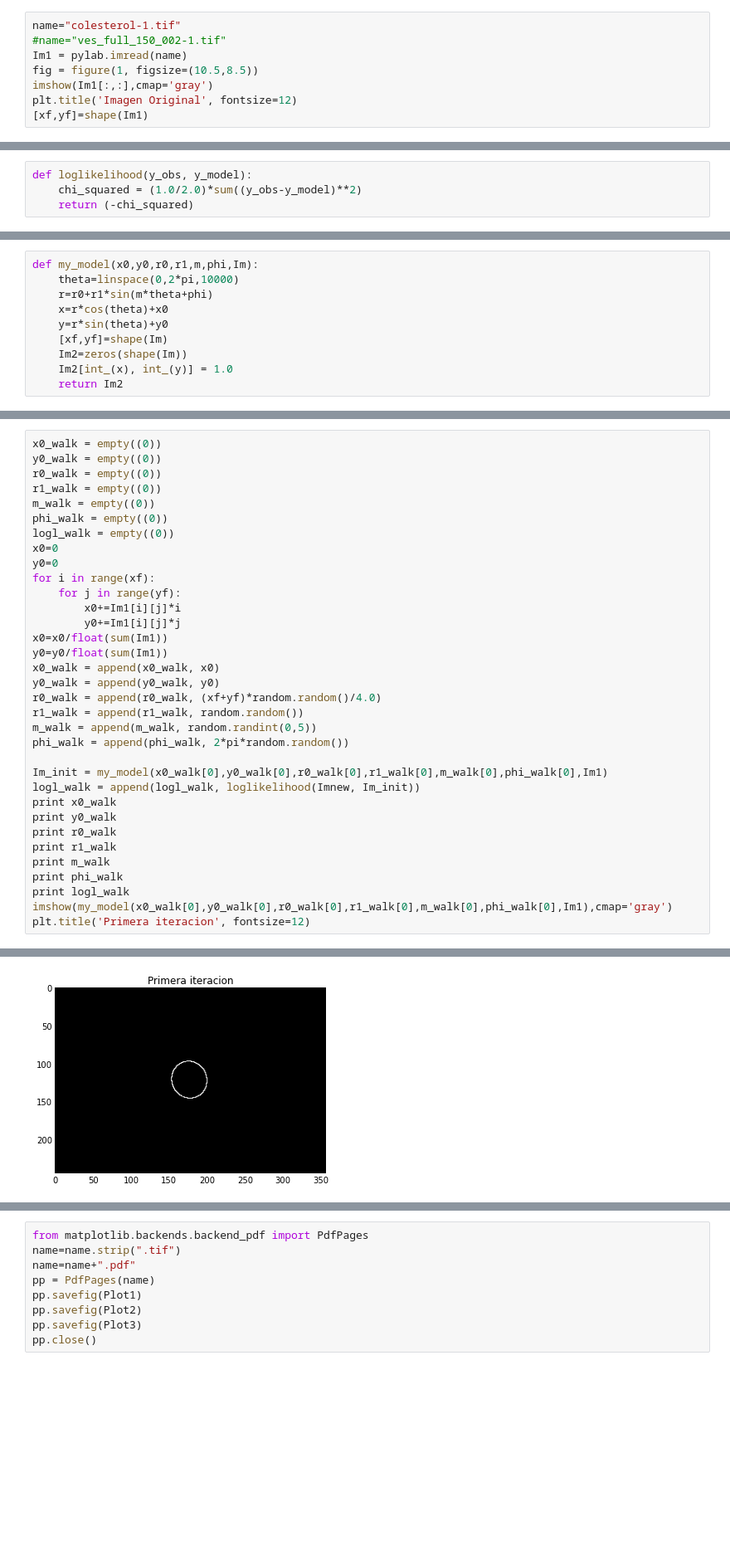
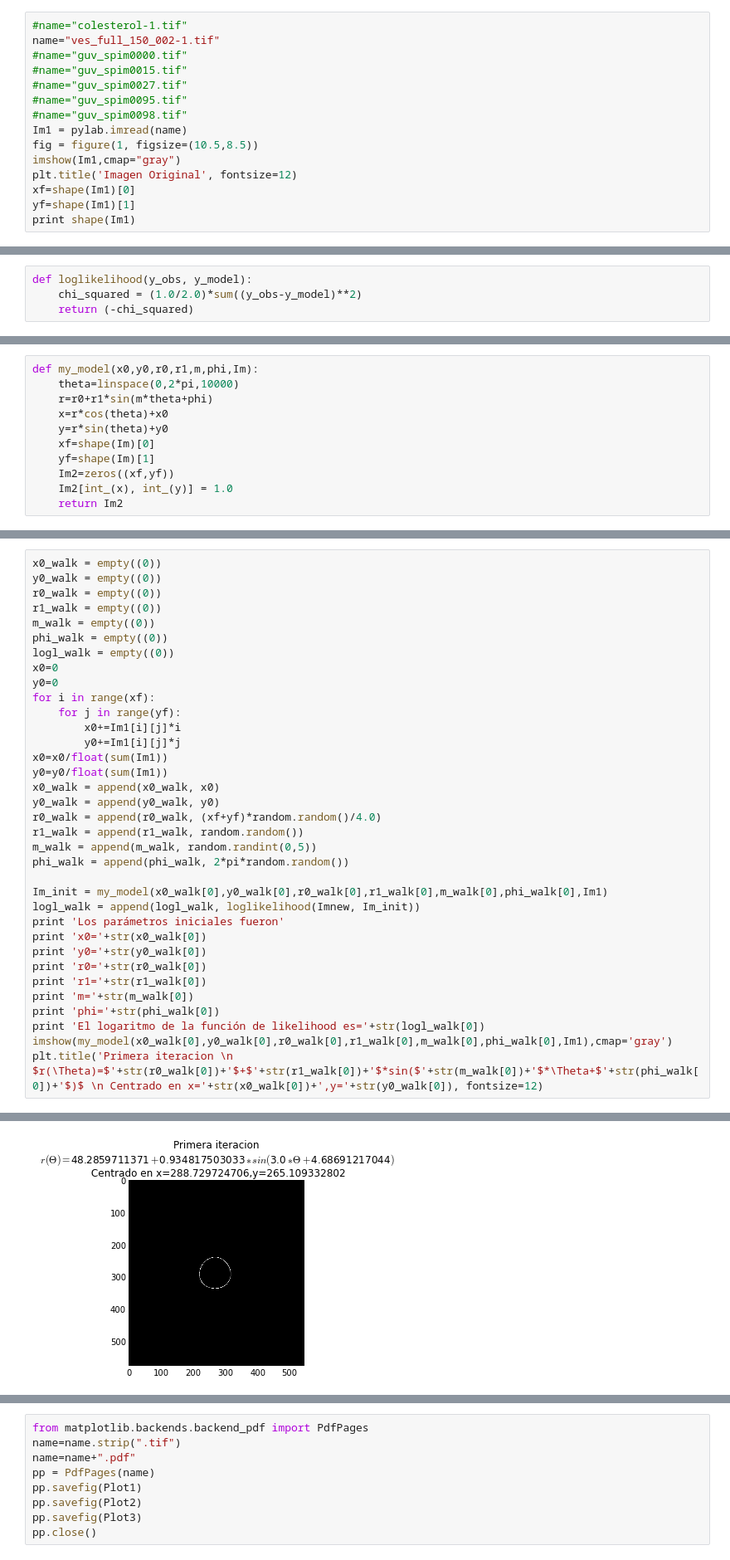
Before and after one commit to bernalde/Bernal_Mendez_hw8, a Jupyter notebook: Punto_1/Punto_1.ipynb, the cells around one changed output, grey strips where cells are left out. Shown at 83% size. Drawn from its saved outputs; the diff is of its cells as text; blank space fills up the shorter version.

```diff
--- a/Punto_1/Punto_1.ipynb
+++ b/Punto_1/Punto_1.ipynb
@@ -9,9 +19,16 @@ WARNING: pylab import has clobbered these variables: ['beta']
 # %%
-name="colesterol-1.tif"
-#name="ves_full_150_002-1.tif"
+#name="colesterol-1.tif"
+name="ves_full_150_002-1.tif"
+#name="guv_spim0000.tif"
+#name="guv_spim0015.tif"
+#name="guv_spim0027.tif"
+#name="guv_spim0095.tif"
+#name="guv_spim0098.tif"
 Im1 = pylab.imread(name)
 fig = figure(1, figsize=(10.5,8.5))
-imshow(Im1[:,:],cmap='gray')
+imshow(Im1,cmap="gray")
 plt.title('Imagen Original', fontsize=12)
-[xf,yf]=shape(Im1)
+xf=shape(Im1)[0]
+yf=shape(Im1)[1]
+print shape(Im1)
 # %% [output]
@@ -37,8 +61,9 @@ def my_model(x0,y0,r0,r1,m,phi,Im):
     r=r0+r1*sin(m*theta+phi)
     x=r*cos(theta)+x0
     y=r*sin(theta)+y0
-    [xf,yf]=shape(Im)
-    Im2=zeros(shape(Im))
+    xf=shape(Im)[0]
+    yf=shape(Im)[1]
+    Im2=zeros((xf,yf))
     Im2[int_(x), int_(y)] = 1.0
     return Im2
 # %%
@@ -74,13 +99,14 @@ phi_walk = append(phi_walk, 2*pi*random.random())
 
 Im_init = my_model(x0_walk[0],y0_walk[0],r0_walk[0],r1_walk[0],m_walk[0],phi_walk[0],Im1)
 logl_walk = append(logl_walk, loglikelihood(Imnew, Im_init))
-print x0_walk
-print y0_walk
-print r0_walk
-print r1_walk
-print m_walk
-print phi_walk
-print logl_walk
+print 'Los parámetros iniciales fueron'
+print 'x0='+str(x0_walk[0])
+print 'y0='+str(y0_walk[0])
+print 'r0='+str(r0_walk[0])
+print 'r1='+str(r1_walk[0])
+print 'm='+str(m_walk[0])
+print 'phi='+str(phi_walk[0])
+print 'El logaritmo de la función de likelihood es='+str(logl_walk[0])
 imshow(my_model(x0_walk[0],y0_walk[0],r0_walk[0],r1_walk[0],m_walk[0],phi_walk[0],Im1),cmap='gray')
-plt.title('Primera iteracion', fontsize=12)
+plt.title('Primera iteracion \n $r(\Theta)=$'+str(r0_walk[0])+'$+$'+str(r1_walk[0])+'$*sin($'+str(m_walk[0])+'$*\Theta+$'+str(phi_walk[0])+'$)$ \n Centrado en x='+str(x0_walk[0])+',y='+str(y0_walk[0]), fontsize=12)
 # %% [output]
@@ -94,3 +121,3 @@ plt.title('Primera iteracion', fontsize=12)
 <matplotlib.text.Text at 0x...>
-[figure, old version]
+[figure, new version]
 # %%
```
Also changed, not shown: parts of 27 cells of this notebook, 8 other files.
